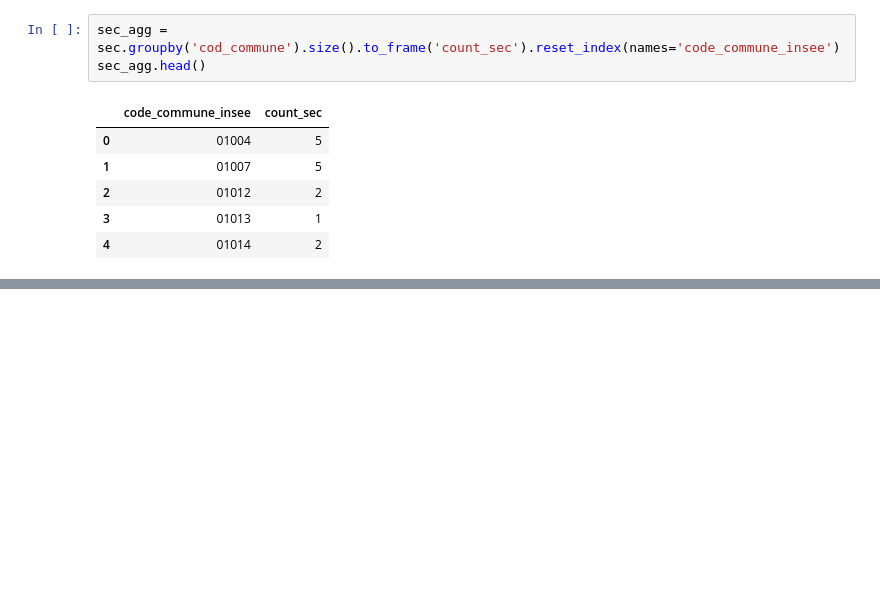
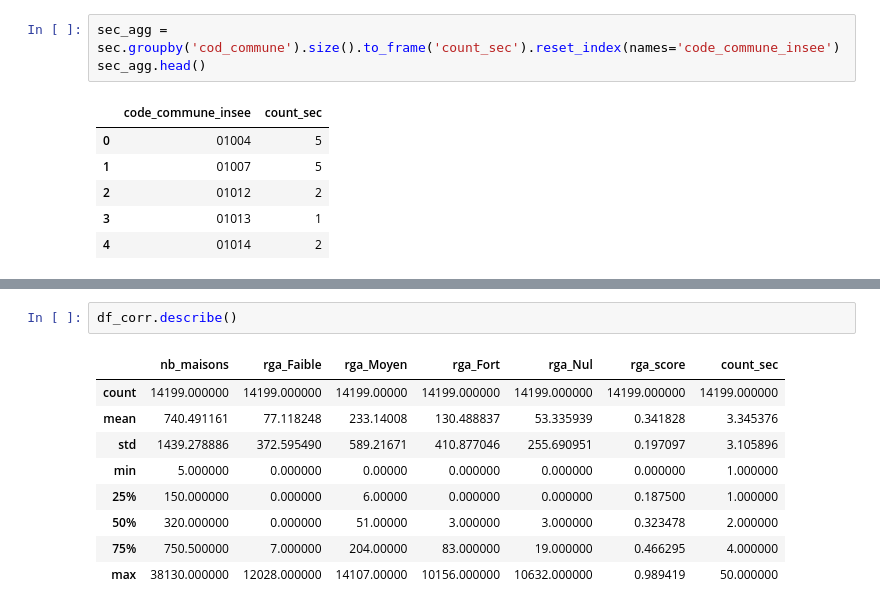
Before and after one commit to dataforgoodfr/14_PrixChangementClimatique, a Jupyter notebook: data/exploration/eda_jacques.ipynb, the cells around one changed output, grey strips where cells are left out. Saved outputs shown, nothing was run; the diff lists cells and outputs as text; blank space fills up the shorter version.

```diff
--- a/data/exploration/eda_jacques.ipynb
+++ b/data/exploration/eda_jacques.ipynb
@@ -498,0 +505,12 @@ df_scored =
+# %%
+df_corr.describe()
+# %% [output]
+|  | nb_maisons | rga_Faible | rga_Moyen | rga_Fort | rga_Nul | rga_score | count_sec |
+| count | 14199.000000 | 14199.000000 | 14199.00000 | 14199.000000 | 14199.000000 | 14199.000000 | 14199.000000 |
+| mean | 740.491161 | 77.118248 | 233.14008 | 130.488837 | 53.335939 | 0.341828 | 3.345376 |
+| std | 1439.278886 | 372.595490 | 589.21671 | 410.877046 | 255.690951 | 0.197097 | 3.105896 |
+| min | 5.000000 | 0.000000 | 0.00000 | 0.000000 | 0.000000 | 0.000000 | 1.000000 |
+| 25% | 150.000000 | 0.000000 | 6.00000 | 0.000000 | 0.000000 | 0.187500 | 1.000000 |
+| 50% | 320.000000 | 0.000000 | 51.00000 | 3.000000 | 3.000000 | 0.323478 | 2.000000 |
+| 75% | 750.500000 | 7.000000 | 204.00000 | 83.000000 | 19.000000 | 0.466295 | 4.000000 |
+| max | 38130.000000 | 12028.000000 | 14107.00000 | 10156.000000 | 10632.000000 | 0.989419 | 50.000000 |
```
Also changed, not shown: parts of 16 cells of this notebook, 12 other files.
